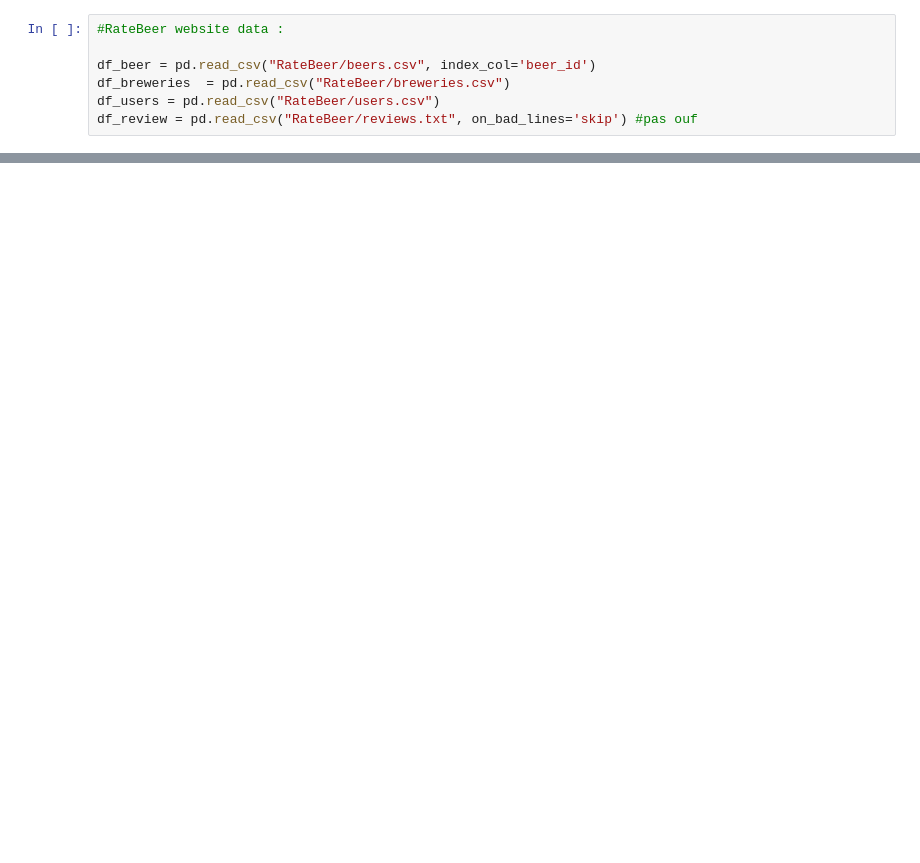
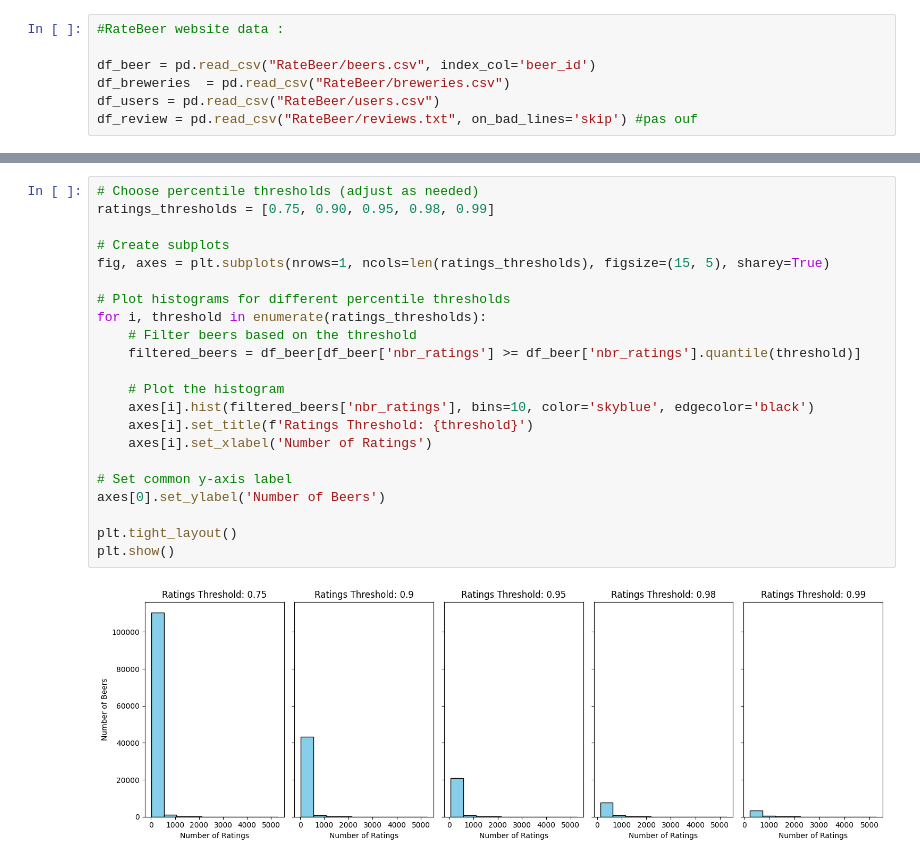
Before and after one commit to epfl-ada/ada-2023-project-adalcoholics86, a Jupyter notebook: RateBeer.ipynb, the cells around one changed output, grey strips where cells are left out. Saved outputs shown, nothing was run; the diff lists cells and outputs as text; blank space fills up the shorter version.

```diff
--- a/RateBeer.ipynb
+++ b/RateBeer.ipynb
@@ -79,0 +165,24 @@ df_users
+# %%
+# Choose percentile thresholds (adjust as needed)
+ratings_thresholds = [0.75, 0.90, 0.95, 0.98, 0.99]
+
+# Create subplots
+fig, axes = plt.subplots(nrows=1, ncols=len(ratings_thresholds), figsize=(15, 5), sharey=True)
+
+# Plot histograms for different percentile thresholds
+for i, threshold in enumerate(ratings_thresholds):
+    # Filter beers based on the threshold
+    filtered_beers = df_beer[df_beer['nbr_ratings'] >= df_beer['nbr_ratings'].quantile(threshold)]
+
+    # Plot the histogram
+    axes[i].hist(filtered_beers['nbr_ratings'], bins=10, color='skyblue', edgecolor='black')
+    axes[i].set_title(f'Ratings Threshold: {threshold}')
+    axes[i].set_xlabel('Number of Ratings')
+
+# Set common y-axis label
+axes[0].set_ylabel('Number of Beers')
+
+plt.tight_layout()
+plt.show()
+# %% [output]
+[figure, added]
```
Also changed, not shown: parts of 48 cells of this notebook.
